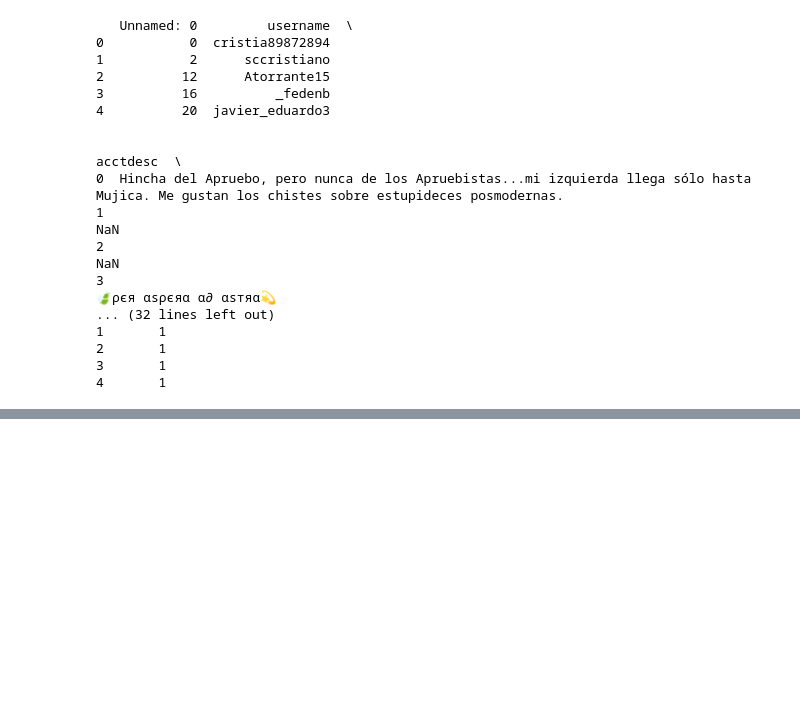
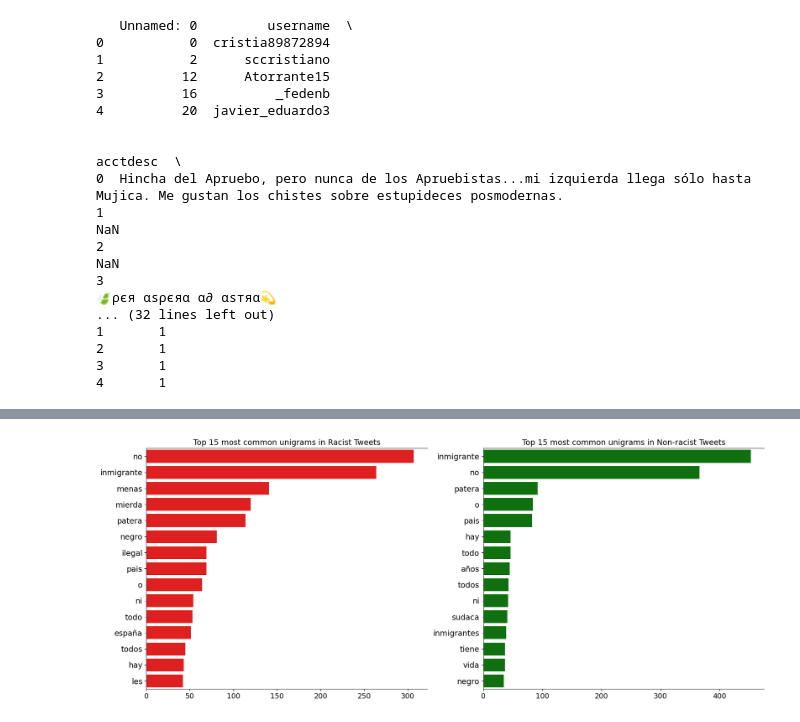
Before and after one commit to jabenitez88/Detecting-racism-and-xenophobia-using-deep-learning-models-CNN-LSTM-BERT, a Jupyter notebook: jupyter/lstm.ipynb, the cells around one changed output, grey strips where cells are left out. Saved outputs shown, nothing was run; the diff lists cells and outputs as text; code cells hidden in the pictures; blank space fills up the shorter version.

```diff
--- a/jupyter/lstm.ipynb
+++ b/jupyter/lstm.ipynb
@@ -92,0 +177,14 @@ stopwords = read_txt('../data/spanish_stopwords.txt')
+# %%
+def generate_ngrams(text, n_gram, stopwords):
+  words = [w for w in text.lower().split(' ') if w != '' if w not in stopwords]
+  if len(words) < n_gram:
+    return []
+  else:
+    result = []
+    for i in range(len(words) - n_gram+1):
+      gram = ""
+      for word in words[i:i+n_gram]:
+        gram += word + " "
+      gram = gram[:-1]
+      result.append(gram)
+    return result
@@ -92,0 +238,20 @@ stopwords = read_txt('../data/spanish_stopwords.txt')
+# %%
+# PLot unigrams
+fig, axes = plt.subplots(ncols=2, figsize=(20, 8), dpi=100)
+
+sns.barplot(y=df_racist_unigrams[0].values[:N], x=df_racist_unigrams[1].values[:N], ax=axes[0], color='red')
+sns.barplot(y=df_nonracist_unigrams[0].values[:N], x=df_nonracist_unigrams[1].values[:N], ax=axes[1], color='green')
+
+for i in range(2):
+    axes[i].spines['right'].set_visible(False)
+    axes[i].set_xlabel('')
+    axes[i].set_ylabel('')
+    axes[i].tick_params(axis='x', labelsize=13)
+    axes[i].tick_params(axis='y', labelsize=14)
+
+axes[0].set_title(f'Top {N} most common unigrams in Racist Tweets', fontsize=14)
+axes[1].set_title(f'Top {N} most common unigrams in Non-racist Tweets', fontsize=14)
+
+plt.show()
+# %% [output]
+[figure, added]
```
Also changed, not shown: parts of 10 cells of this notebook, 1 other file.
